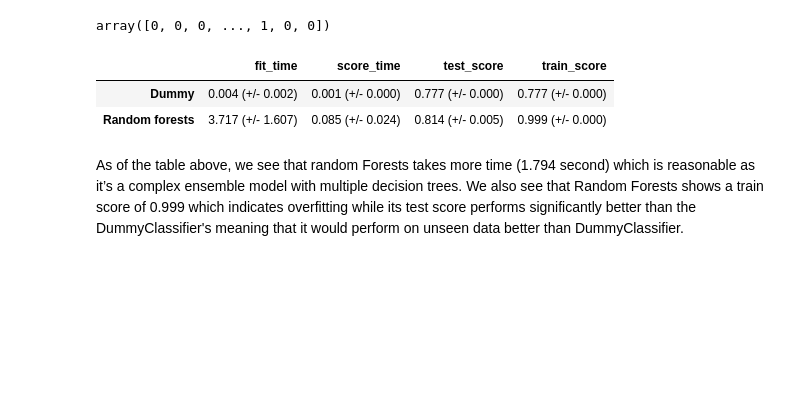
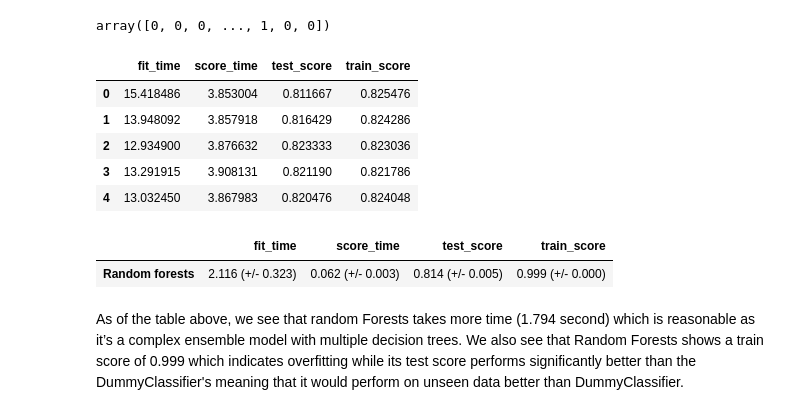
Before and after one commit to LaoAronn/CC-Default-Classification, a Jupyter notebook: hw5.ipynb, the cells around one changed output. Cells and saved outputs as stored; diff of their text form; code cells hidden in the pictures; blank space fills up the shorter version.

Commit message:
Polished Section 8)
Fixed each model

```diff
--- a/hw5.ipynb
+++ b/hw5.ipynb
@@ -621,50 +639,34 @@ y_train_num
 # %% [output]
 array([0, 0, 0, ..., 1, 0, 0])
-# %%
-# From lecture 3
-def mean_std_cross_val_scores(model, X_train, y_train, **kwargs):
-    """
-    Returns mean and std of cross validation
-    """
-
-    scores = cross_validate(model, X_train, y_train, **kwargs)
-
-    mean_scores = pd.DataFrame(scores).mean()
-    std_scores = pd.DataFrame(scores).std()
-    out_col = []
-
-    for i in range(len(mean_scores)):
-        out_col.append((f"%0.3f (+/- %0.3f)" % (mean_scores.iloc[i], std_scores.iloc[i])))
-
-    return pd.Series(data=out_col, index=mean_scores.index)
-
-results = {}
-
-# From Lecture 12
-dummy = DummyClassifier()
-results["Dummy"] = mean_std_cross_val_scores(
-    dummy, trainX, trainY, return_train_score=True, scoring="accuracy"
-)
-
-
-pipe_rf = make_pipeline(
-    preprocessor,
-    RandomForestClassifier(
-        n_jobs=-1,
-        random_state=123,
-    ),
-)
-
-
-# RandomForestClassifier
-results["Random forests"] = mean_std_cross_val_scores(
-    pipe_rf, trainX, y_train_num, return_train_score=True, scoring="accuracy"
-)
-pd.DataFrame(results).T
-# %% [output]
-|  | fit_time | score_time | test_score | train_score |
-| Dummy | 0.004 (+/- 0.002) | 0.001 (+/- 0.000) | 0.777 (+/- 0.000) | 0.777 (+/- 0.000) |
-| Random forests | 3.717 (+/- 1.607) | 0.085 (+/- 0.024) | 0.814 (+/- 0.005) | 0.999 (+/- 0.000) |
+# %%
+# From Lecture 12
+pipe_rf = make_pipeline(
+    preprocessor,
+    RandomForestClassifier(
+        n_jobs=-1,
+        random_state=123,
+    ),
+)
+
+pipe_svm = make_pipeline(preprocessor, SVC(random_state=123))
+randomForest_score = cross_validate(pipe_svm, trainX, trainY, scoring='accuracy', return_train_score=True)
+pd.DataFrame(randomForest_score)
+# %% [output]
+|  | fit_time | score_time | test_score | train_score |
+| 0 | 15.418486 | 3.853004 | 0.811667 | 0.825476 |
+| 1 | 13.948092 | 3.857918 | 0.816429 | 0.824286 |
+| 2 | 12.934900 | 3.876632 | 0.823333 | 0.823036 |
+| 3 | 13.291915 | 3.908131 | 0.821190 | 0.821786 |
+| 4 | 13.032450 | 3.867983 | 0.820476 | 0.824048 |
+# %%
+# RandomForestClassifier
+results["Random forests"] = mean_std_cross_val_scores(
+    pipe_rf, trainX, y_train_num, return_train_score=True, scoring="accuracy"
+)
+pd.DataFrame(results).T
+# %% [output]
+|  | fit_time | score_time | test_score | train_score |
+| Random forests | 2.116 (+/- 0.323) | 0.062 (+/- 0.003) | 0.814 (+/- 0.005) | 0.999 (+/- 0.000) |
 # %% [markdown]
 As of the table above, we see that random Forests takes more time (1.794 second) which is reasonable as it’s a complex ensemble model with multiple decision trees. We also see that Random Forests shows a train score of 0.999 which indicates overfitting while its test score performs significantly better than the DummyClassifier's meaning that it would perform  on unseen data better than DummyClassifier.
 # %% [markdown]
```
Also changed, not shown: parts of 16 cells of this notebook.
